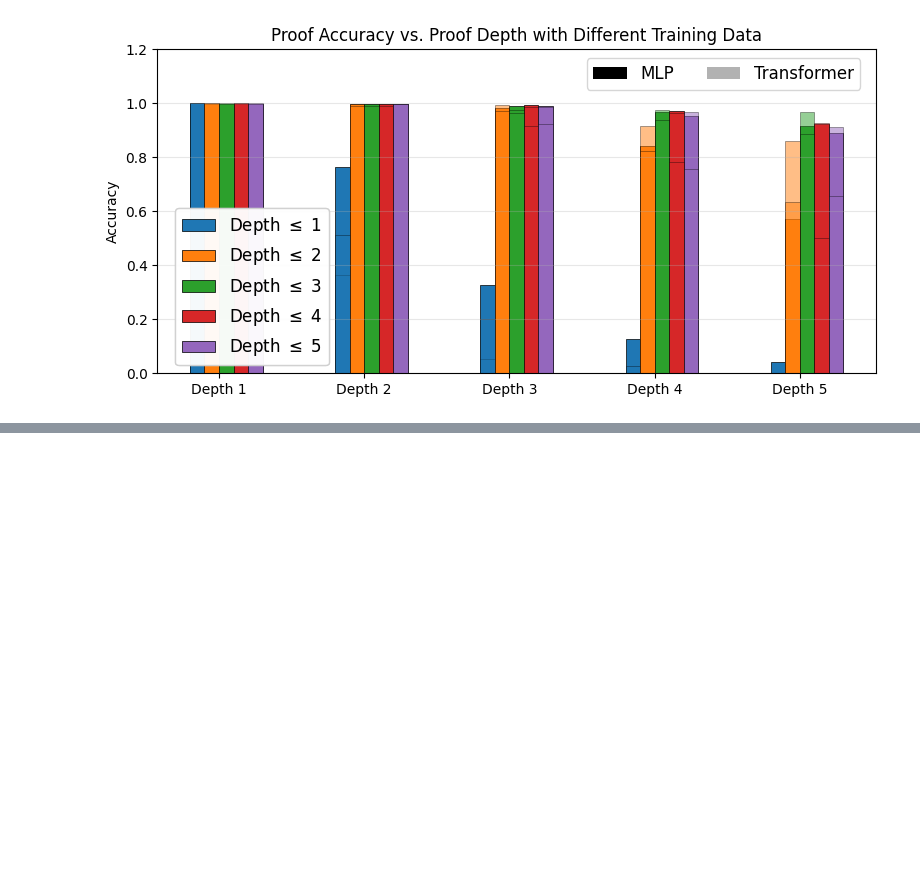
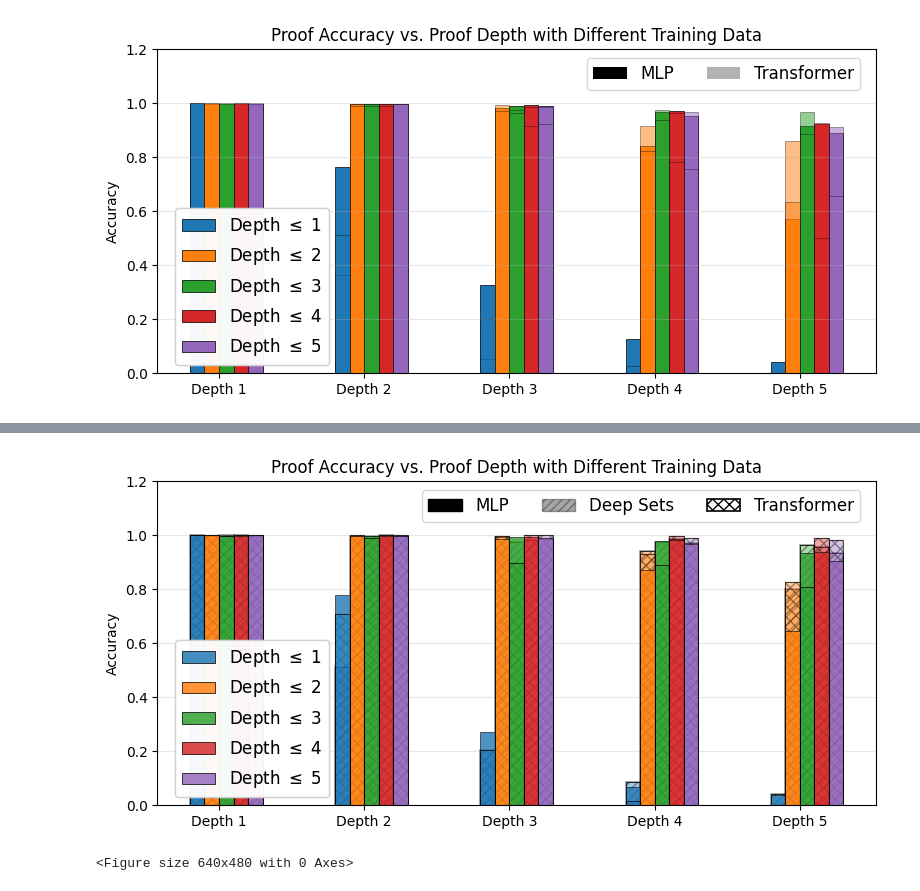
Before and after one commit to sferrante/Neuro-Symbolic-Reasoning, a Jupyter notebook: ProofAgent.ipynb, the cells around one changed output, grey strips where cells are left out. Saved outputs shown, nothing was run; the diff lists cells and outputs as text; code cells hidden in the pictures; blank space fills up the shorter version.

```diff
--- a/ProofAgent.ipynb
+++ b/ProofAgent.ipynb
@@ -1218,0 +1097,74 @@ plt.show()
+# %%
+data = np.array([[acc.get(d, np.nan) for d in all_depths] for acc in accs])
+data_DS = np.array([[acc.get(d, np.nan) for d in all_depths] for acc in accsDS])
+data_TR = np.array([[acc.get(d, np.nan) for d in all_depths] for acc in accsTR])
+
+
+# --- Plot ---
+x = np.arange(len(all_depths))            # depth positions
+width = 0.1                               # bar width
+
+plt.figure(figsize=(8,4))
+bars = []
+for i in range(len(accs)):
+    b = plt.bar(x + i*width, data[i], width, label=labels[i],
+                edgecolor='k', alpha=0.8, linewidth=0.5, zorder=3)   # MLP = solid
+    bars.append(b)
+
+for i in range(len(accsDS)):
+    c = bars[i].patches[0].get_facecolor()
+    plt.bar(x + i*width, data_DS[i], width,
+            label=labels[i] + " (DS)",
+            facecolor=c, edgecolor='k', alpha=0.4, linewidth=1.2,
+            hatch='////', zorder=1)                               # DS = hatched
+    plt.bar(x + i*width, data_DS[i], width,
+            facecolor='none', edgecolor='k', alpha=1, linewidth=0.5,
+             zorder=1, label='_nolegend_')
+
+# for i in range(len(accsTR)):
+#     c = bars[i].patches[0].get_facecolor()
+#     plt.bar(x + i*width, data_TR[i], width,
+#             label=labels[i] + " (TR)",
+#             facecolor=c, edgecolor='k', alpha=0.4, linewidth=1.2,
+#             hatch='xxx', zorder=2)                                # TR = outline + hatch
+for i in range(len(accsTR)):
+    c = bars[i].patches[0].get_facecolor()
+    plt.bar(x + i*width, data_TR[i], width,
+            label=labels[i] + " (TR)",
+            facecolor=c, edgecolor='k', alpha=0.4, linewidth=0.2,
+            hatch='xxx', zorder=2)
+    plt.bar(x + i*width, data_TR[i], width,
+            facecolor='none', edgecolor='k', alpha=1.0, linewidth=0.5,
+            zorder=3, label='_nolegend_')
+
+plt.xticks(x + width*1.5, [f"Depth {d}" for d in all_depths])
+plt.ylabel("Accuracy")
+plt.ylim(0,1.2)
+
+# --- Legends ---
+mlp_patch = Patch(facecolor='k', edgecolor='k', alpha=1, label='MLP')
+ds_patch  = Patch(facecolor='k', edgecolor='k', alpha=0.35, hatch='////', label='Deep Sets')
+tr_patch  = Patch(facecolor='none', edgecolor='k', linewidth=1.2, hatch='xxx', label='Transformer')
+
+depth_handles = [
+    Patch(facecolor=bars[i].patches[0].get_facecolor(),
+          edgecolor='k', linewidth=0.5,
+          label=rf"Depth $\leq$ {i+1}")
+    for i in range(len(bars))
+]
+
+leg1 = plt.legend(handles=[mlp_patch, ds_patch, tr_patch], fontsize=12,
+                  loc='lower right', ncol=3, bbox_to_anchor=(0.99, 0.85))
+leg2 = plt.legend(handles=depth_handles, fontsize=12,
+                  loc='lower right', ncol=1, bbox_to_anchor=(0.25, 0.0))
+plt.gca().add_artist(leg1)
+plt.gca().add_artist(leg2)
+
+plt.title("Proof Accuracy vs. Proof Depth with Different Training Data")
+plt.grid(axis='y', alpha=0.3)
+plt.tight_layout()
+plt.show()
+plt.savefig('Plots/Accuracy_vs_Depth.png')
+# %% [output]
+[figure, added]
+<Figure size 640x480 with 0 Axes>
```
Also changed, not shown: parts of 22 cells of this notebook, 2 other files.
